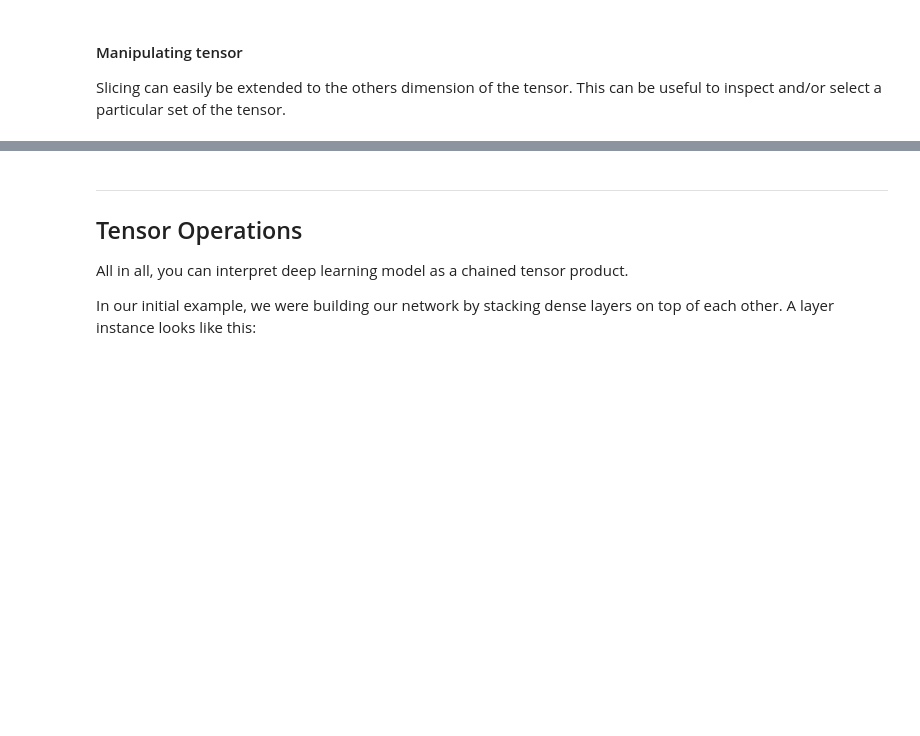
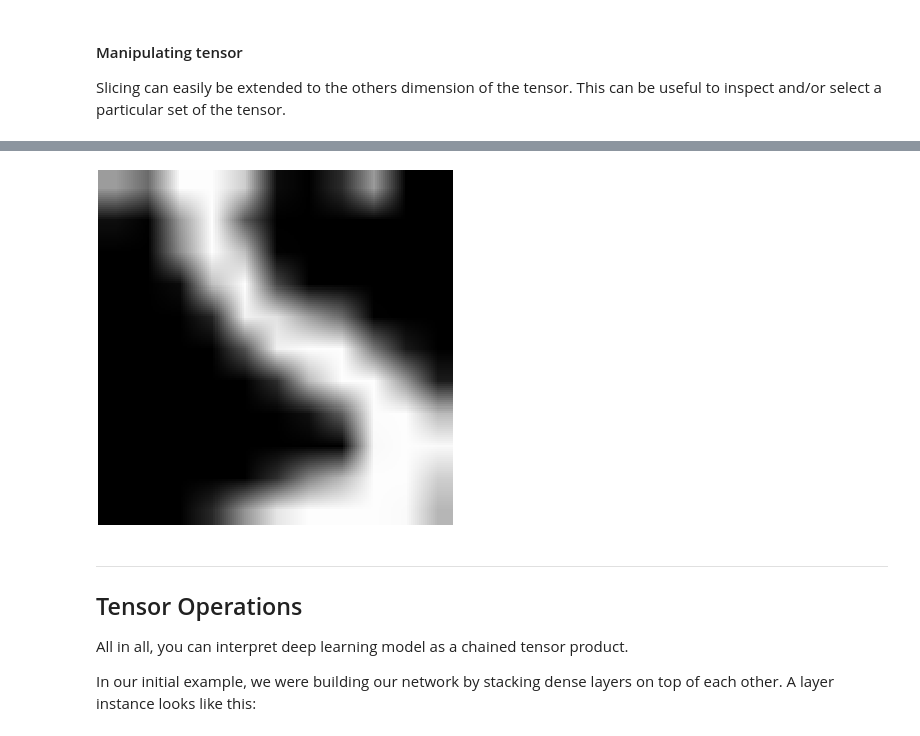
Before and after one commit to mmmlc/mlTeachings, a Jupyter notebook: 3_2_NnetMath.ipynb, the cells around one changed output, grey strips where cells are left out. Saved outputs shown, nothing was run; the diff lists cells and outputs as text; code cells hidden in the pictures; blank space fills up the shorter version.

```diff
--- a/3_2_NnetMath.ipynb
+++ b/3_2_NnetMath.ipynb
@@ -263,5 +276,6 @@ digit %>% as.raster(. ,max = 255) %>% plot
 # %%
 #let's plot a zoomed digit
+par(mar = c(0.1, 0.1, 0.1, 0.1))
 digit_zoomed = batch[1,10:20,10:20]
 digit_zoomed %>% as.raster(. ,max = 255) %>% plot
 # %% [output]
@@ -269,3 +282,4 @@ digit_zoomed %>% as.raster(. ,max = 255) %>% plot
+[figure, added]
 # %% [markdown]
 ___
 
```
Also changed, not shown: parts of 11 cells of this notebook.
